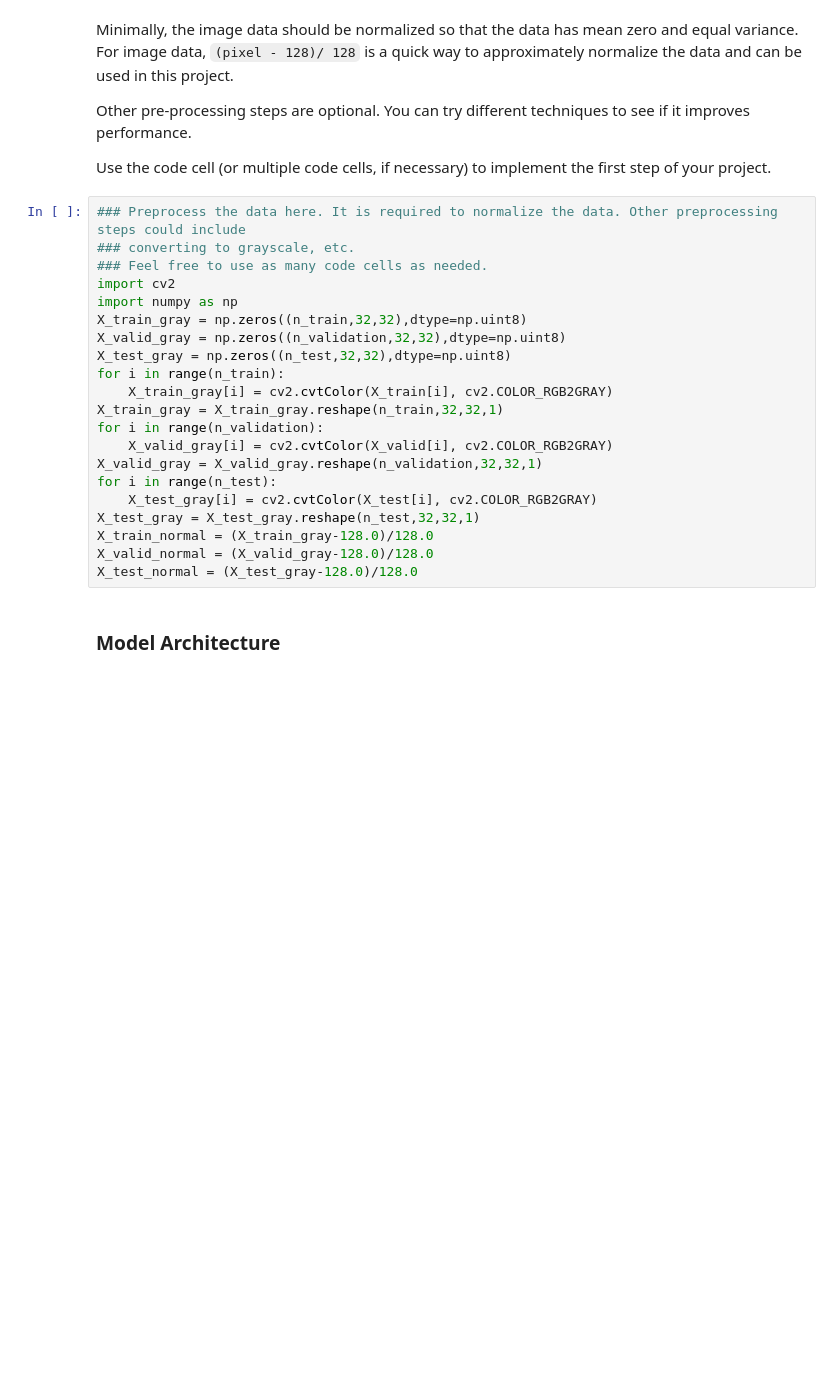
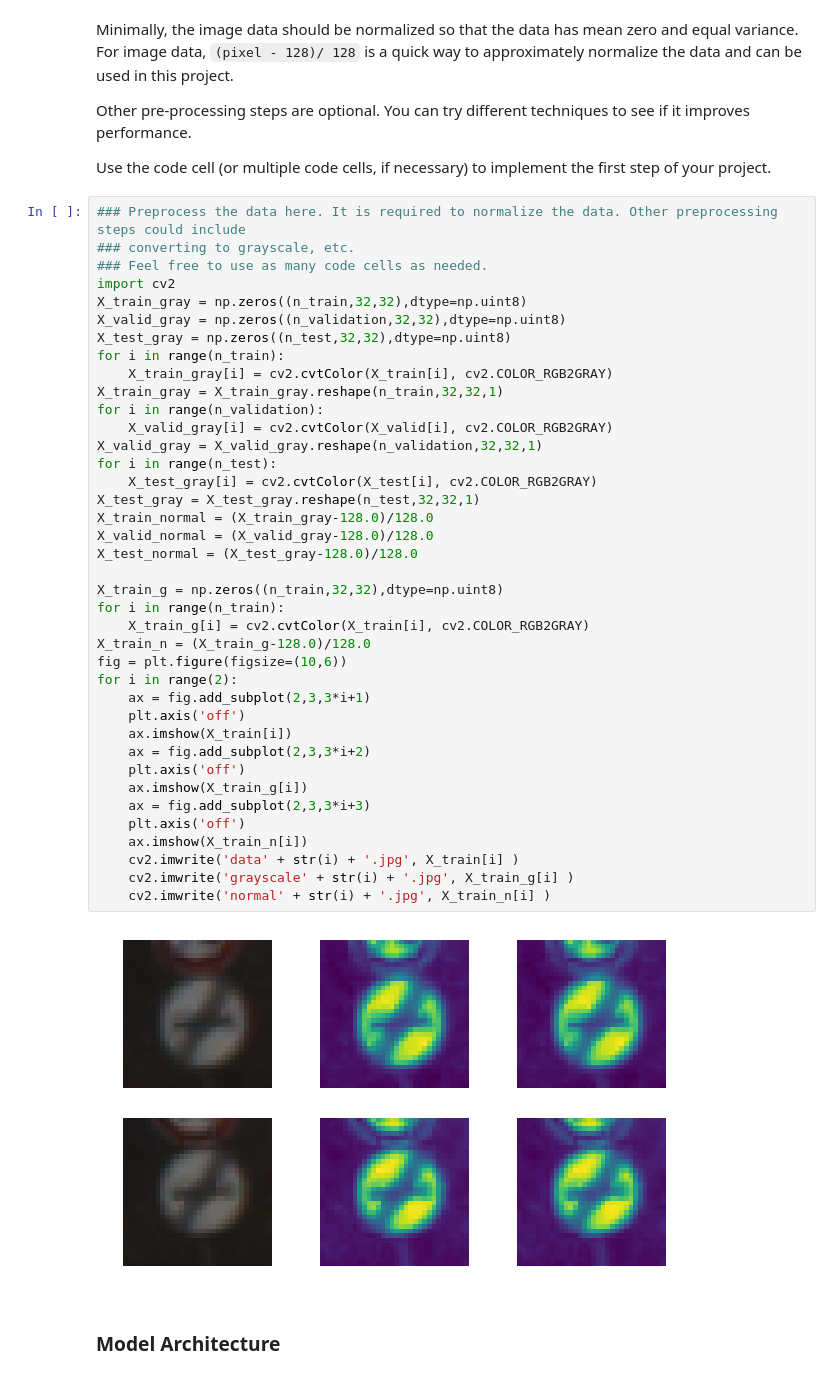
Before and after one commit to ghz1302/project, a Jupyter notebook: CarND-Traffic-Sign-Classifier-Project-master/Traffic_Sign_Classifier.ipynb, the cells around one changed output. Saved outputs shown, nothing was run; the diff lists cells and outputs as text; blank space fills up the shorter version.

```diff
--- a/CarND-Traffic-Sign-Classifier-Project-master/Traffic_Sign_Classifier.ipynb
+++ b/CarND-Traffic-Sign-Classifier-Project-master/Traffic_Sign_Classifier.ipynb
@@ -132,24 +171,44 @@ Use the code cell (or multiple code cells, if necessary) to implement the first
 # %%
 ### Preprocess the data here. It is required to normalize the data. Other preprocessing steps could include
 ### converting to grayscale, etc.
 ### Feel free to use as many code cells as needed.
 import cv2
-import numpy as np
 X_train_gray = np.zeros((n_train,32,32),dtype=np.uint8)
 X_valid_gray = np.zeros((n_validation,32,32),dtype=np.uint8)
 X_test_gray = np.zeros((n_test,32,32),dtype=np.uint8)
 for i in range(n_train):
     X_train_gray[i] = cv2.cvtColor(X_train[i], cv2.COLOR_RGB2GRAY)
 X_train_gray = X_train_gray.reshape(n_train,32,32,1)
 for i in range(n_validation):
     X_valid_gray[i] = cv2.cvtColor(X_valid[i], cv2.COLOR_RGB2GRAY)
 X_valid_gray = X_valid_gray.reshape(n_validation,32,32,1)
 for i in range(n_test):
     X_test_gray[i] = cv2.cvtColor(X_test[i], cv2.COLOR_RGB2GRAY)
 X_test_gray = X_test_gray.reshape(n_test,32,32,1)
 X_train_normal = (X_train_gray-128.0)/128.0
 X_valid_normal = (X_valid_gray-128.0)/128.0
 X_test_normal = (X_test_gray-128.0)/128.0
+
+X_train_g = np.zeros((n_train,32,32),dtype=np.uint8)
+for i in range(n_train):
+    X_train_g[i] = cv2.cvtColor(X_train[i], cv2.COLOR_RGB2GRAY)
+X_train_n = (X_train_g-128.0)/128.0
+fig = plt.figure(figsize=(10,6))
+for i in range(2):
+    ax = fig.add_subplot(2,3,3*i+1)
+    plt.axis('off')
+    ax.imshow(X_train[i])
+    ax = fig.add_subplot(2,3,3*i+2)
+    plt.axis('off')
+    ax.imshow(X_train_g[i])
+    ax = fig.add_subplot(2,3,3*i+3)
+    plt.axis('off')
+    ax.imshow(X_train_n[i])
+    cv2.imwrite('data' + str(i) + '.jpg', X_train[i] )
+    cv2.imwrite('grayscale' + str(i) + '.jpg', X_train_g[i] )
+    cv2.imwrite('normal' + str(i) + '.jpg', X_train_n[i] )
+# %% [output]
+[figure, added]
 # %% [markdown]
 ### Model Architecture
 # %%
```
Also changed, not shown: parts of 7 cells of this notebook.
